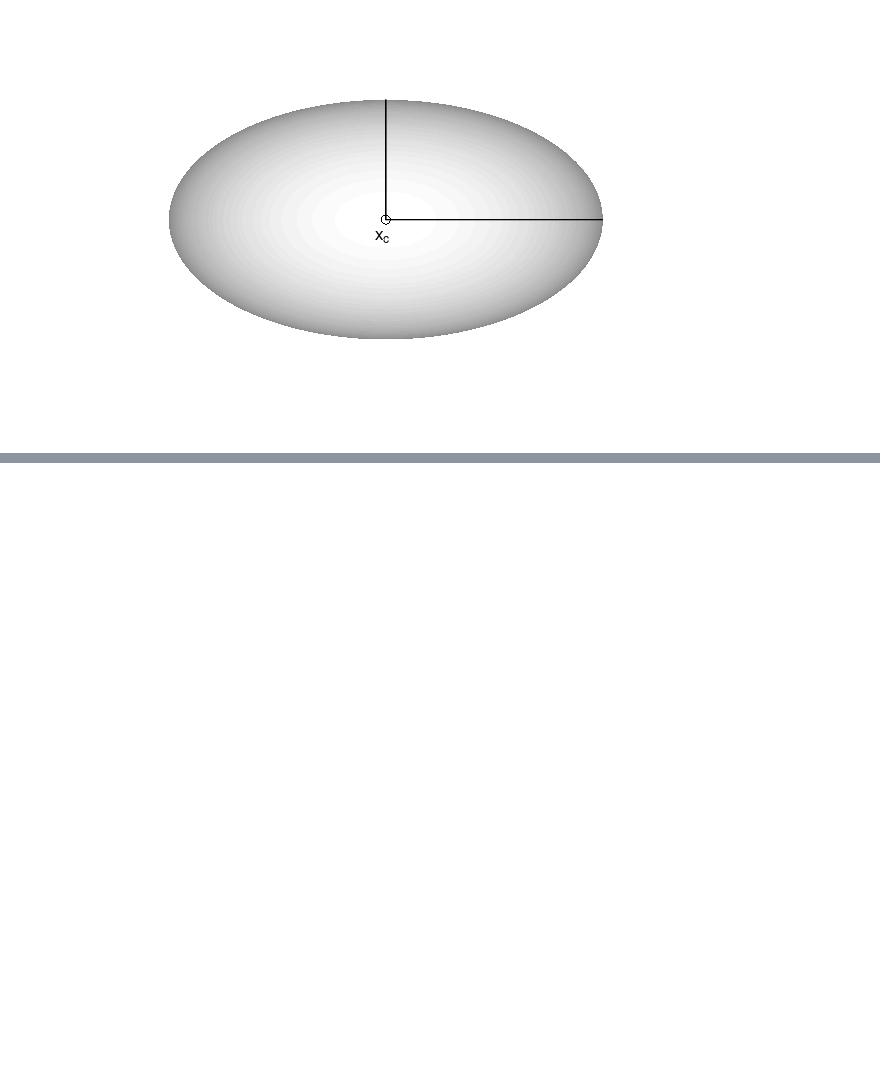
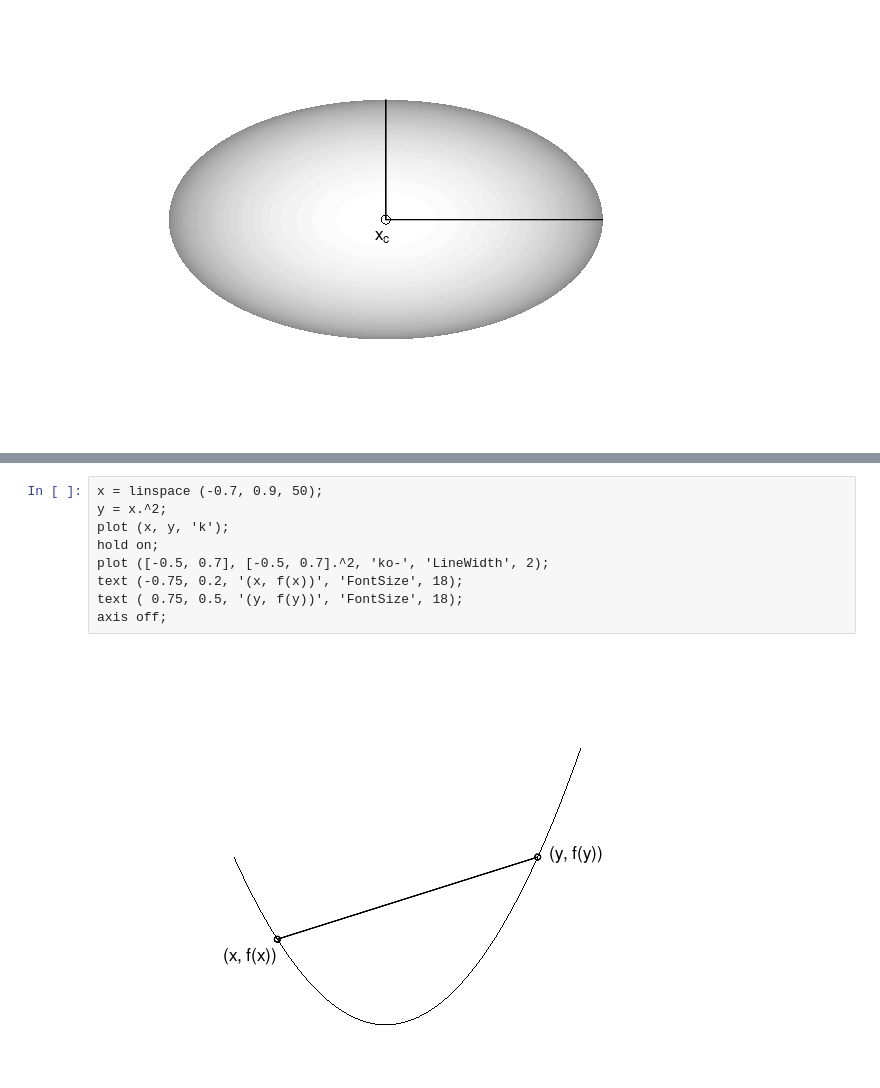
Before and after one commit to siko1056/optim-2021, a Jupyter notebook: jupyter/nlo-lecture-04-convex_functions.ipynb, the cells around one changed output, grey strips where cells are left out. Saved outputs shown, nothing was run; the diff lists cells and outputs as text; blank space fills up the shorter version.

```diff
--- a/jupyter/nlo-lecture-03-convex_functions.ipynb
+++ b/jupyter/nlo-lecture-04-convex_functions.ipynb
@@ -154,0 +232,11 @@ axis off;
+# %%
+x = linspace (-0.7, 0.9, 50);
+y = x.^2;
+plot (x, y, 'k');
+hold on;
+plot ([-0.5, 0.7], [-0.5, 0.7].^2, 'ko-', 'LineWidth', 2);
+text (-0.75, 0.2, '(x, f(x))', 'FontSize', 18);
+text ( 0.75, 0.5, '(y, f(y))', 'FontSize', 18);
+axis off;
+# %% [output]
+[figure, added]
```
Also changed, not shown: parts of 16 cells of this notebook, 13 other files.
